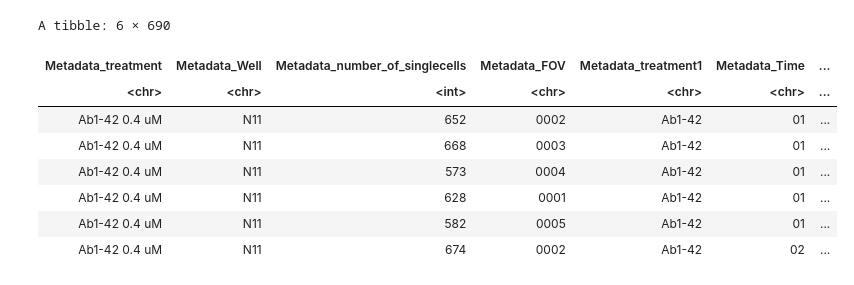
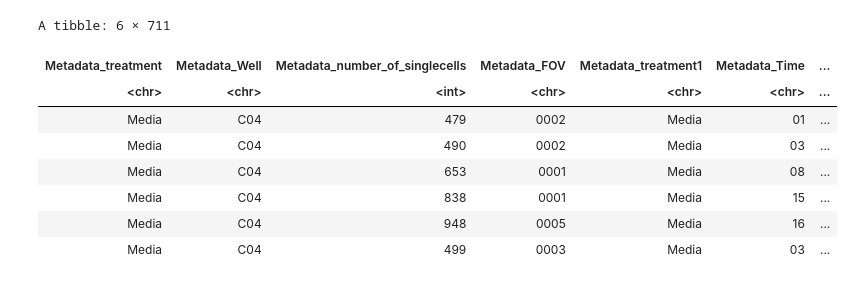
Before and after one commit to MikeLippincott/pyroptosis_live-cell_timelapse, a Jupyter notebook: Wave1_data/5.exploratory_data_analysis/notebooks/4.aggregated_analsis.ipynb, the cells around one changed output. Saved outputs shown, nothing was run; the diff lists cells and outputs as text; code cells hidden in the pictures.

```diff
--- a/Wave1_data/5.exploratory_data_analysis/notebooks/4.aggregated_analsis.ipynb
+++ b/Wave1_data/5.exploratory_data_analysis/notebooks/4.aggregated_analsis.ipynb
@@ -6,16 +0,0 @@ Warning message:
-# %%
-agg_file_path <- file.path("../../4.processing_profiled_features/data/aggregated/live_cell_pyroptosis_wave1_first_time_norm_fs_agg.parquet")
-
-agg_df <- arrow::read_parquet(agg_file_path)
-agg_df$unique_group <- paste(agg_df$Metadata_Well, agg_df$Metadata_FOV, sep="_")
-head(agg_df)
-# %% [output]
-A tibble: 6 × 690
-| Metadata_treatment | Metadata_Well | Metadata_number_of_singlecells | Metadata_FOV | Metadata_treatment1 | Metadata_Time | ... |
-| <chr> | <chr> | <int> | <chr> | <chr> | <chr> | ... |
-| Ab1-42 0.4 uM | N11 | 652 | 0002 | Ab1-42 | 01 | ... |
-| Ab1-42 0.4 uM | N11 | 668 | 0003 | Ab1-42 | 01 | ... |
-| Ab1-42 0.4 uM | N11 | 573 | 0004 | Ab1-42 | 01 | ... |
-| Ab1-42 0.4 uM | N11 | 628 | 0001 | Ab1-42 | 01 | ... |
-| Ab1-42 0.4 uM | N11 | 582 | 0005 | Ab1-42 | 01 | ... |
-| Ab1-42 0.4 uM | N11 | 674 | 0002 | Ab1-42 | 02 | ... |
@@ -21,0 +4,19 @@ A tibble: 6 × 690
+# %%
+df <- file.path("../../4.processing_profiled_features/data/preprocessed_data/live_cell_pyroptosis_wave1_sc_first_time_norm_fs_subset.parquet")
+
+df <- arrow::read_parquet(df)
+df$well_fov <- paste0(df$Metadata_Well, "_", df$Metadata_FOV)
+df$Metadata_timpoint <- as.numeric(df$Metadata_Time) * 3 # 3 hours
+# show all columns in a jupyter notebooks
+options(repr.matrix.max.cols=200, repr.matrix.max.rows=100)
+head(df)
+# %% [output]
+A tibble: 6 × 711
+| Metadata_treatment | Metadata_Well | Metadata_number_of_singlecells | Metadata_FOV | Metadata_treatment1 | Metadata_Time | ... |
+| <chr> | <chr> | <int> | <chr> | <chr> | <chr> | ... |
+| Media | C04 | 479 | 0002 | Media | 01 | ... |
+| Media | C04 | 490 | 0002 | Media | 03 | ... |
+| Media | C04 | 653 | 0001 | Media | 08 | ... |
+| Media | C04 | 838 | 0001 | Media | 15 | ... |
+| Media | C04 | 948 | 0005 | Media | 16 | ... |
+| Media | C04 | 499 | 0003 | Media | 03 | ... |
```
Also changed, not shown: parts of 7 cells of this notebook, 7 other files.
